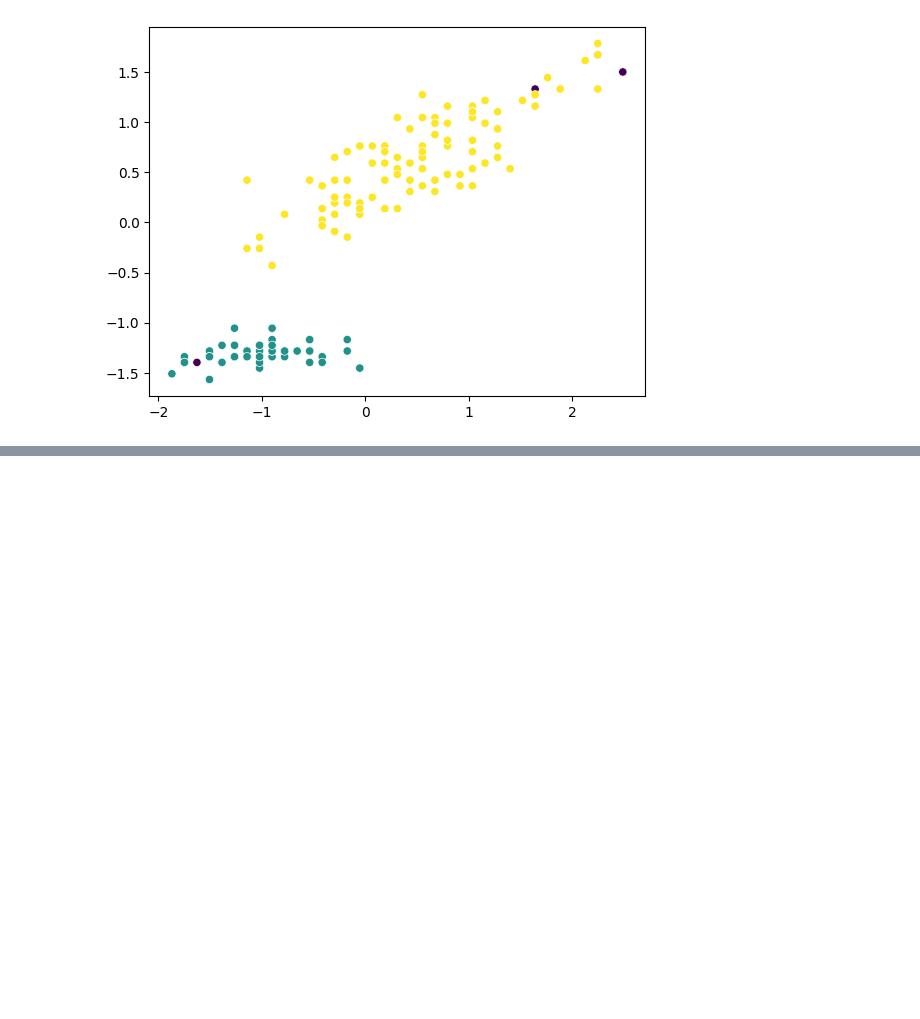
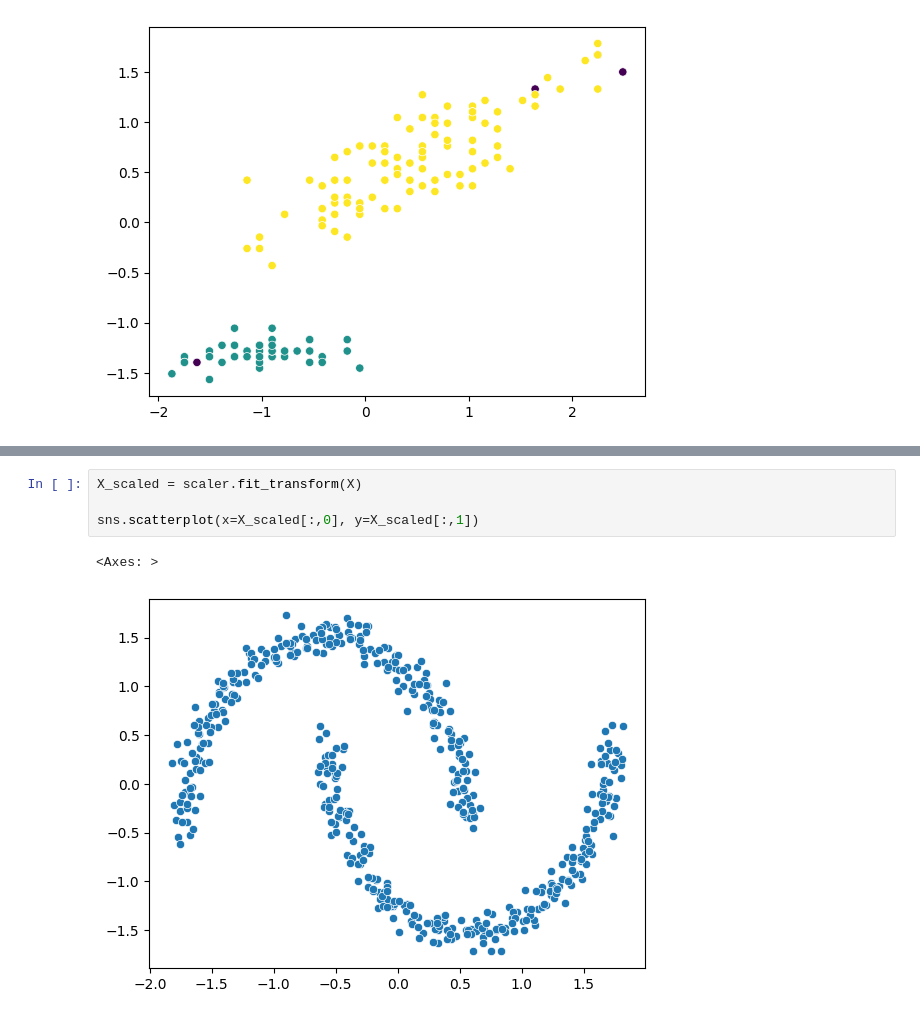
Before and after one commit to Abhishek-Maurya-D/AI-ML-Prime, a Jupyter notebook: Unsupervised ML 1/Clustering/DBSCAN.ipynb, the cells around one changed output, grey strips where cells are left out. Cells and saved outputs as stored; diff of their text form; blank space fills up the shorter version.

```diff
--- a/Unsupervised ML 1/Clustering/DBSCAN.ipynb
+++ b/Unsupervised ML 1/Clustering/DBSCAN.ipynb
@@ -36,0 +53,7 @@ sns.scatterplot(x=X_scaled[:,0], y=X_scaled[:,2], c=labels)
+# %%
+X_scaled = scaler.fit_transform(X)
+
+sns.scatterplot(x=X_scaled[:,0], y=X_scaled[:,1])
+# %% [output]
+<Axes: >
+[figure, added]
```
Also changed, not shown: parts of 8 cells of this notebook.
